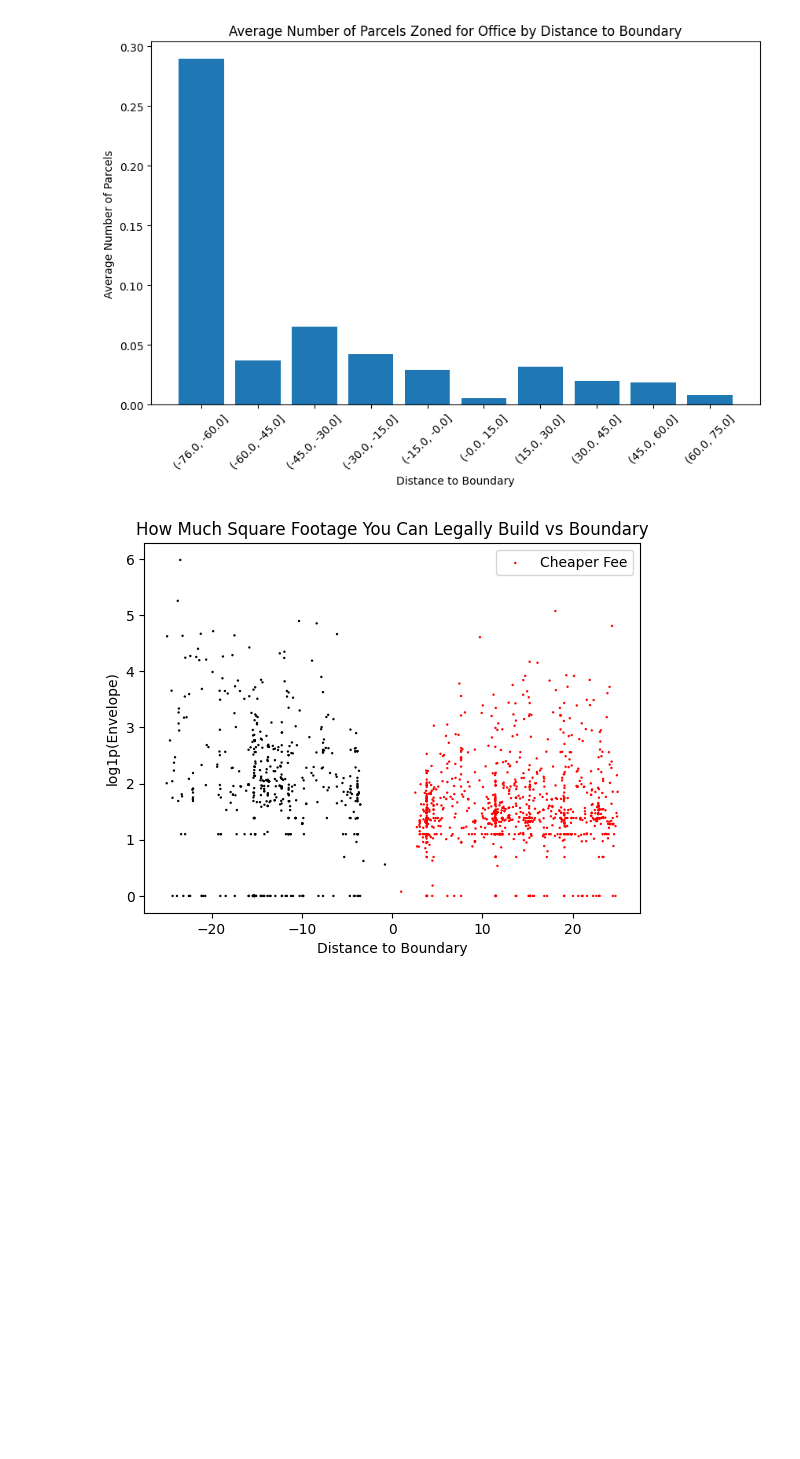
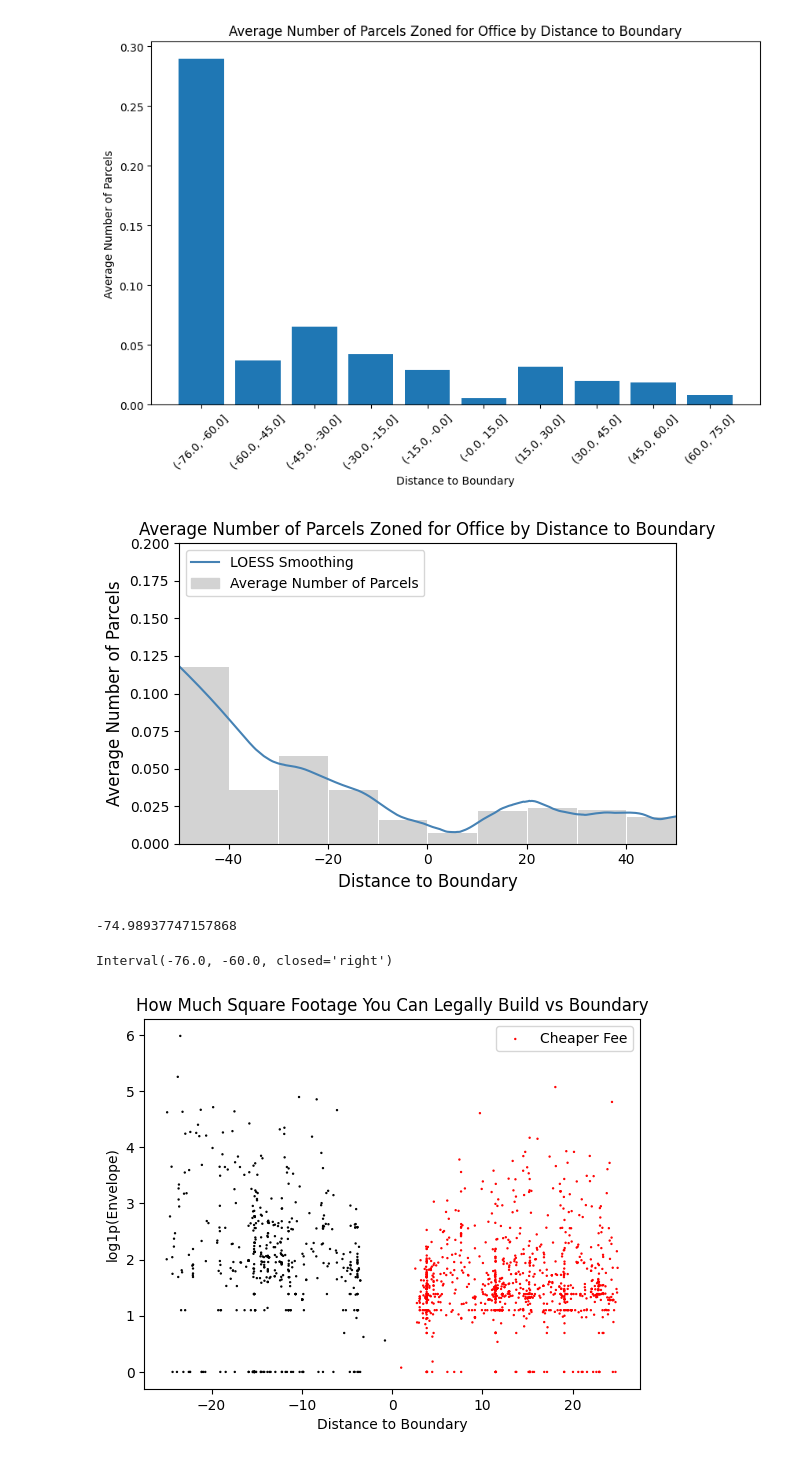
Before and after one commit to sdamerdji/dissertation, a Jupyter notebook: rdd/rdd_cleaning.ipynb, the cells around one changed output. Cells and saved outputs as stored; diff of their text form; code cells hidden in the pictures; blank space fills up the shorter version.

```diff
--- a/rdd/rdd_cleaning.ipynb
+++ b/rdd/rdd_cleaning.ipynb
@@ -114,6 +119,81 @@ plt.xticks(rotation=45)
 plt.savefig('office_zoning_boundary.png')
 # %% [output]
 [figure]
+# %%
+import numpy as np
+import matplotlib.pyplot as plt
+import pandas as pd
+import statsmodels.api as sm
+from matplotlib.patches import Patch
+from matplotlib.lines import Line2D
+
+# Preparing the data
+df = boundary_homes[(np.absolute(boundary_homes['dist_to_boundary']) <= 75)].copy()
+bin_edges = np.linspace(df['dist_to_boundary'].min(), df['dist_to_boundary'].max(), 11)
+df['dist_to_boundary_bin'] = pd.cut(df['dist_to_boundary'], bins=bin_edges, include_lowest=True, precision=0)
+
+# Grouping data
+grouped_df = df.groupby('dist_to_boundary_bin').apply(lambda x: x['zp_OfficeComm'].mean()).reset_index()
+
+# Prepare data for LOESS
+x = df['dist_to_boundary'].values
+y = df['zp_OfficeComm'].astype(int).values
+
+# Fit LOESS model
+lowess_results = sm.nonparametric.lowess(y, x, frac=0.25, it=0, delta=.1)
+
+# Generate new data for predictions
+lower_bound = -50
+upper_bound = 50
+x_pred = np.linspace(0, upper_bound, 100)
+
+# Calculate mean value for each bucket
+bucket_width = 10
+buckets = np.arange(lower_bound, upper_bound, bucket_width)
+mean_values_per_bucket = [df[(df['dist_to_boundary'] >= left) &
+                             (df['dist_to_boundary'] < left + bucket_width)]['zp_OfficeComm'].mean()
+                          for left in buckets]
+
+# Plotting
+plt.figure(figsize=(6, 4))
+plt.plot(lowess_results[:, 0],
+         np.maximum(lowess_results[:, 1], np.zeros_like(lowess_results[:, 1].flatten())),
+         label='Predicted probabilities', color='steelblue')
+
+# Add vertical bars
+for i, left in enumerate(buckets):
+    mean_val = mean_values_per_bucket[i]
+    if mean_val is not np.nan:
+        plt.bar(left + 5.1, mean_val, facecolor='lightgrey', width=bucket_width * .98)
+
+# Legend
+plt.legend(handles=[Line2D([0], [0], linestyle='-', color='steelblue',
+                           label='LOESS Smoothing', markersize=10),
+                    Patch(color='lightgrey', label='Average Number of Parcels')], loc='upper left')
+
+# Labels and Title
+plt.xlabel('Distance to Boundary', fontsize=12)
+plt.xlim((-50, 50))
+plt.ylim((0, .2))
+plt.ylabel('Average Number of Parcels', fontsize=12)
+plt.title('Average Number of Parcels Zoned for Office by Distance to Boundary')
+
+# Save the plot
+plt.tight_layout()
+plt.savefig('office_zoning_boundary.png', bbox_inches='tight')
+
+# Show the plot
+plt.show()
+# %% [output]
+[figure, added]
+# %%
+df['dist_to_boundary'].min()
+# %% [output]
+-74.98937747157868
+# %%
+grouped_df.dist_to_boundary_bin[0]
+# %% [output]
+Interval(-76.0, -60.0, closed='right')
 # %%
 df = boundary_homes[(np.absolute(boundary_homes['dist_to_boundary']) <= 25)].copy()
 
```
Also changed, not shown: parts of 2 cells of this notebook, 1 other file.
